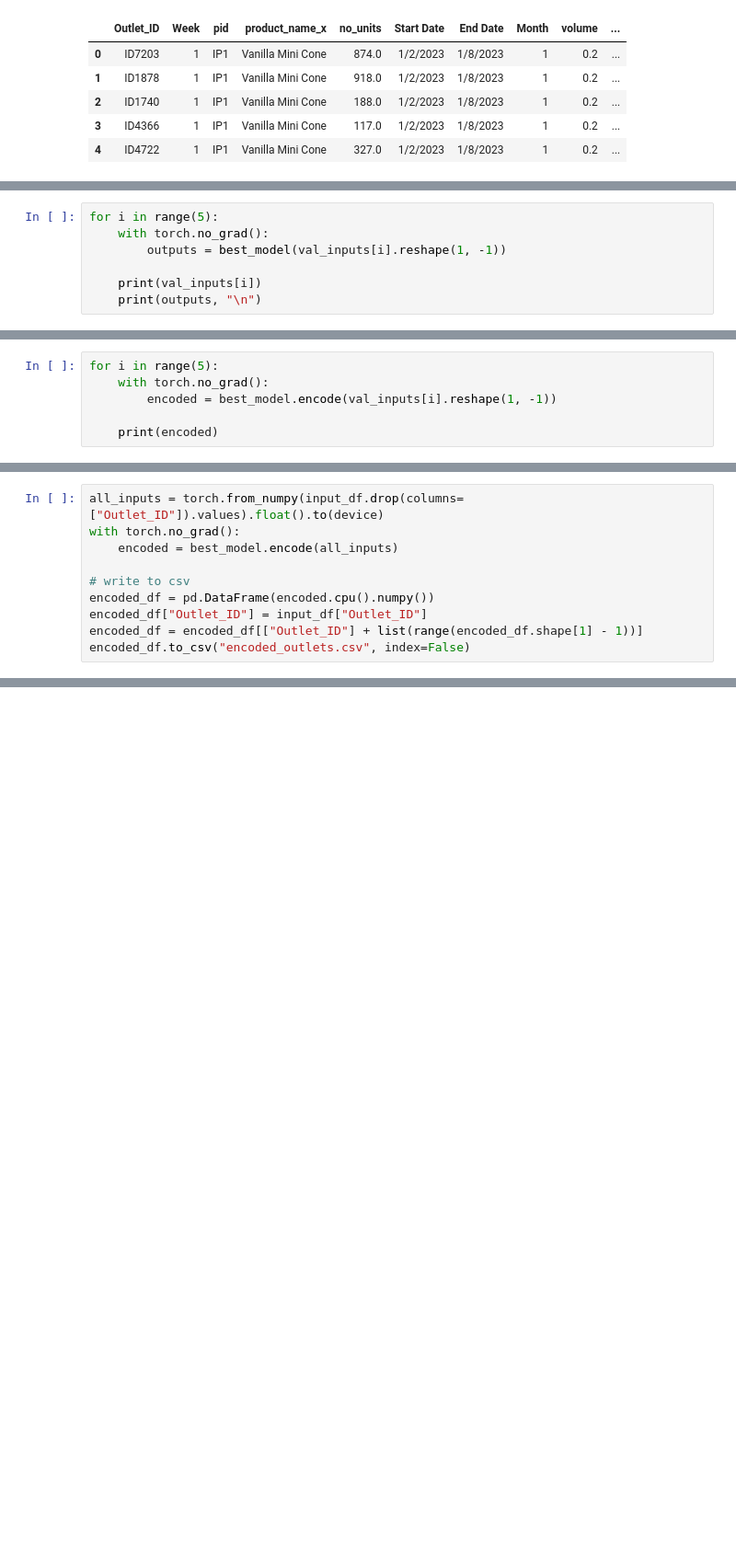
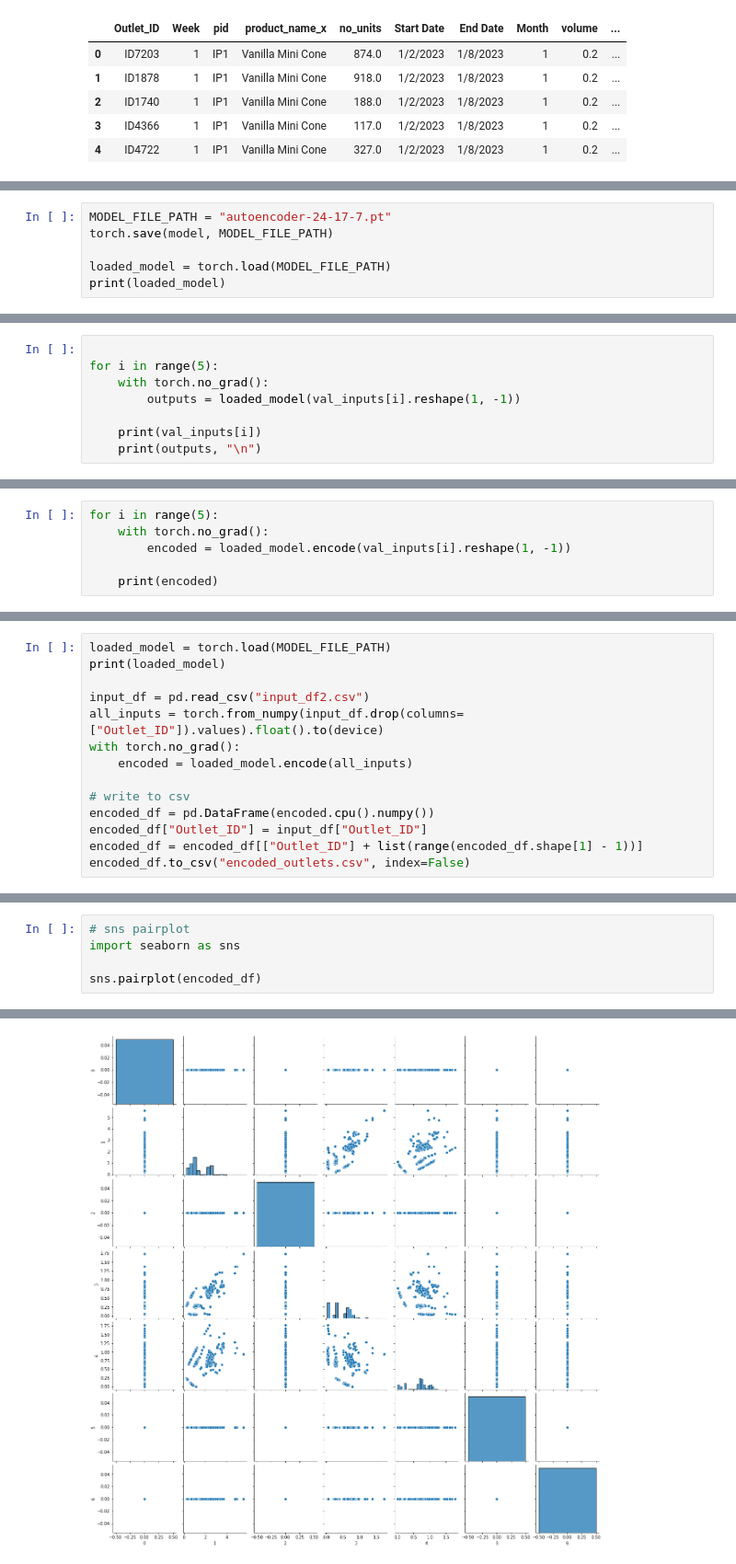
Before and after one commit to RadCod3/DataStorm-4.0-BrainLeftException-SemiFinals, a Jupyter notebook: donra.ipynb, the cells around one changed output, grey strips where cells are left out. Shown at 92% size. Drawn from its saved outputs; the diff is of its cells as text; blank space fills up the shorter version.

```diff
--- a/donra.ipynb
+++ b/donra.ipynb
@@ -350,0 +329,6 @@ tensor([[0.8621, 0.0000, 0.3291, 0.3581, 0.4088, 0.3822, 0.3482, 0.3597, 0.0000,
+# %%
+MODEL_FILE_PATH = "autoencoder-24-17-7.pt"
+torch.save(model, MODEL_FILE_PATH)
+
+loaded_model = torch.load(MODEL_FILE_PATH)
+print(loaded_model)
@@ -351,7 +354,8 @@ tensor([[0.8621, 0.0000, 0.3291, 0.3581, 0.4088, 0.3822, 0.3482, 0.3597, 0.0000,
 # %%
+
 for i in range(5):
     with torch.no_grad():
-        outputs = best_model(val_inputs[i].reshape(1, -1))
+        outputs = loaded_model(val_inputs[i].reshape(1, -1))
 
     print(val_inputs[i])
     print(outputs, "\n")
@@ -376,7 +380,7 @@ tensor([0.0558, 0.0369, 0.0523, 0.0909, 0.1234, 0.2325, 0.2168, 0.1629, 0.2317,
 # %%
 for i in range(5):
     with torch.no_grad():
-        encoded = best_model.encode(val_inputs[i].reshape(1, -1))
+        encoded = loaded_model.encode(val_inputs[i].reshape(1, -1))
 
     print(encoded)
 # %% [output]
@@ -393,7 +397,11 @@ tensor([[0.4051, 0.2819, 0.3360, 0.2431, 0.3050, 0.3716, 0.0615, 0.1318, 0.1963,
 # %%
+loaded_model = torch.load(MODEL_FILE_PATH)
+print(loaded_model)
+
+input_df = pd.read_csv("input_df2.csv")
 all_inputs = torch.from_numpy(input_df.drop(columns=["Outlet_ID"]).values).float().to(device)
 with torch.no_grad():
-    encoded = best_model.encode(all_inputs)
+    encoded = loaded_model.encode(all_inputs)
 
 # write to csv
 encoded_df = pd.DataFrame(encoded.cpu().numpy())
@@ -402,0 +430,6 @@ encoded_df.to_csv("encoded_outlets.csv", index=False)
+# %%
+# sns pairplot
+import seaborn as sns
+
+sns.pairplot(encoded_df)
+# %% [output]
@@ -402,0 +437 @@ encoded_df.to_csv("encoded_outlets.csv", index=False)
+[figure, added]
```
Also changed, not shown: parts of 17 cells of this notebook, 6 other files.
